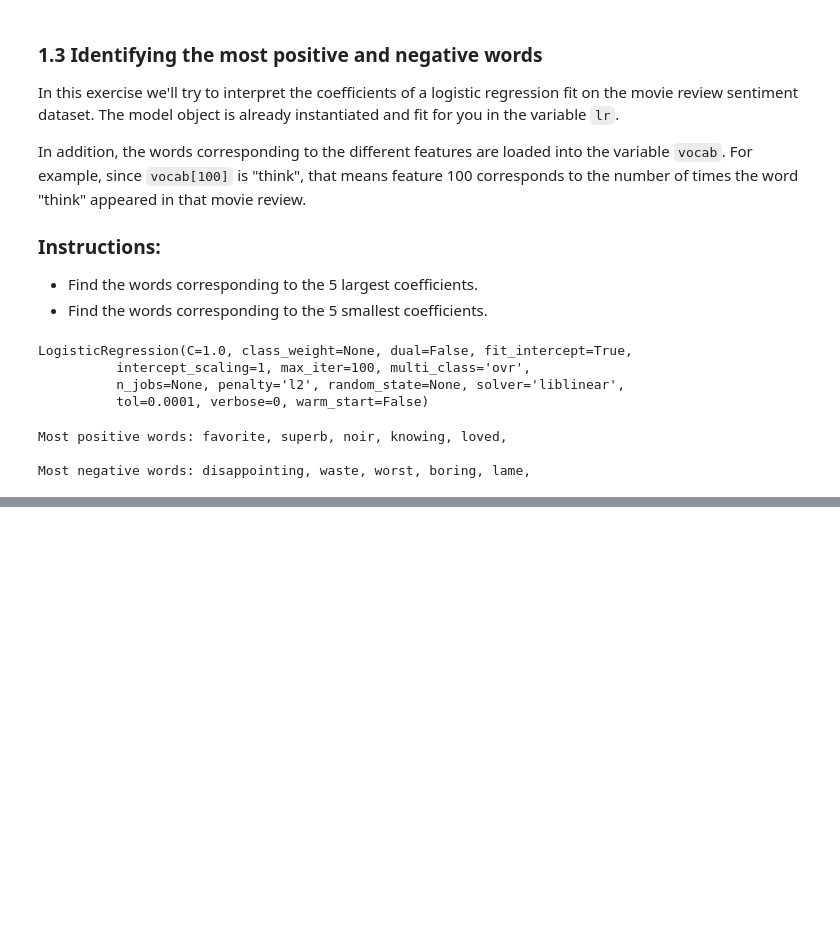
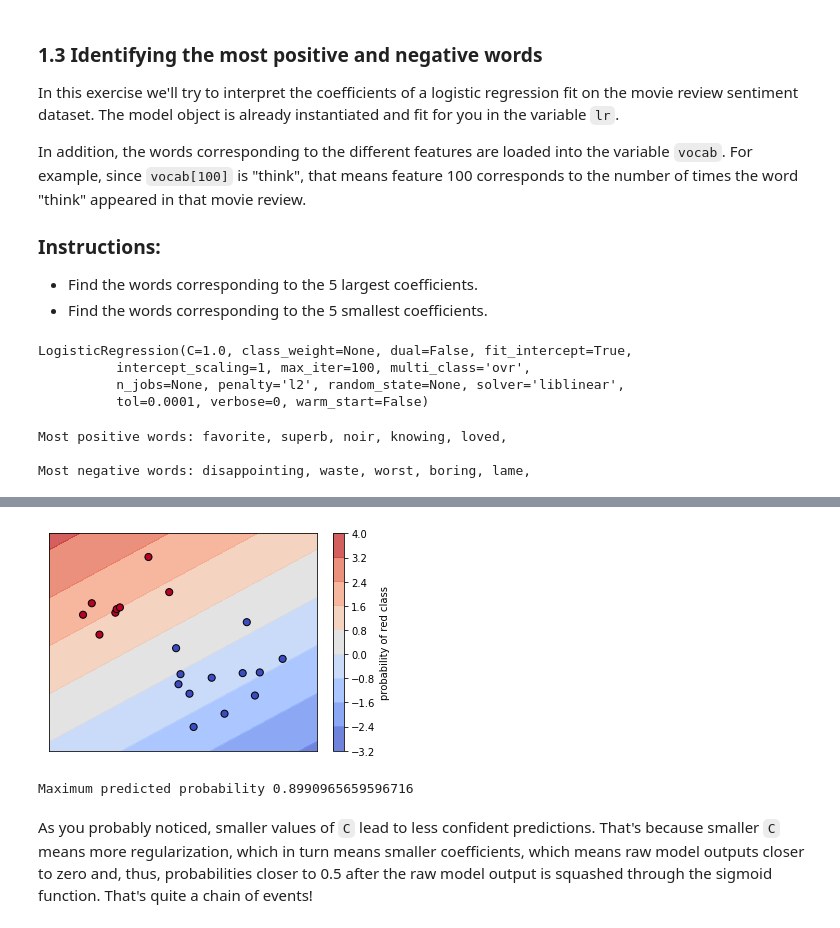
Before and after one commit to mitabunov/DataCamp_pony, a Jupyter notebook: 17_Linear_Classifiers/03_Logistic_regression.ipynb, the cells around one changed output, grey strips where cells are left out. Saved outputs shown, nothing was run; the diff lists cells and outputs as text; code cells hidden in the pictures; blank space fills up the shorter version.

```diff
--- a/17_Linear_Classifiers/03_Logistic_regression.ipynb
+++ b/17_Linear_Classifiers/03_Logistic_regression.ipynb
@@ -153,0 +290,16 @@ Most negative words: disappointing, waste, worst, boring, lame,
+# %%
+# Set the regularization strength
+model = LogisticRegression(C=0.1, solver='liblinear') # specified solver to fix warning
+
+# Fit and plot
+model.fit(X,y)
+plot_classifier(X,y,model)
+
+# Predict probabilities on training points
+prob = model.predict_proba(X)
+print("Maximum predicted probability", np.max(prob))
+# %% [output]
+[figure, added]
+Maximum predicted probability 0.8990965659596716
+# %% [markdown]
+As you probably noticed, smaller values of `C` lead to less confident predictions. That's because smaller `C` means more regularization, which in turn means smaller coefficients, which means raw model outputs closer to zero and, thus, probabilities closer to 0.5 after the raw model output is squashed through the sigmoid function. That's quite a chain of events!
```
Also changed, not shown: parts of 11 cells of this notebook.
